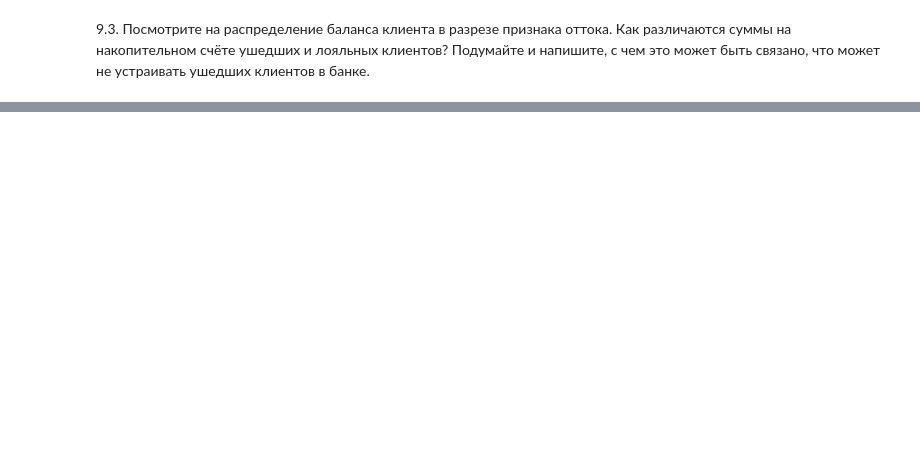
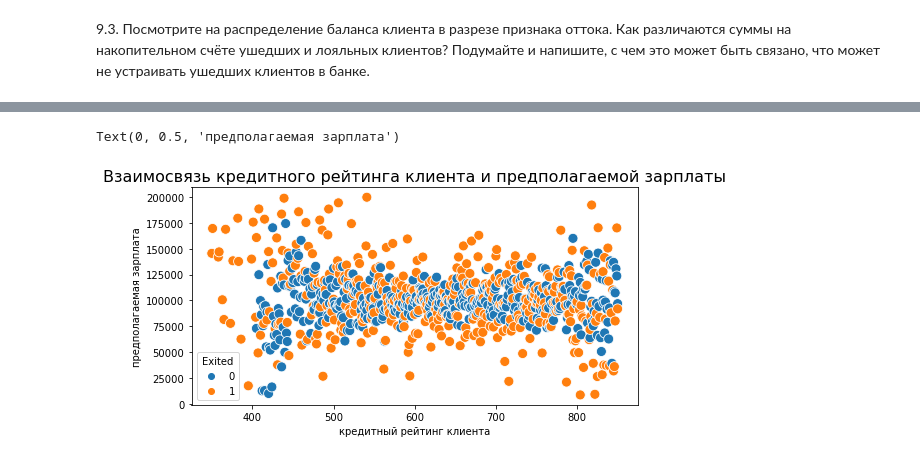
Before and after one commit to VitaLiNaLi/HW_Visual, a Jupyter notebook: HW_Visual.ipynb, the cells around one changed output, grey strips where cells are left out. Saved outputs shown, nothing was run; the diff lists cells and outputs as text; code cells hidden in the pictures; blank space fills up the shorter version.

```diff
--- a/HW_Visual.ipynb
+++ b/HW_Visual.ipynb
@@ -147,0 +185,7 @@ KeyError: 'Columns not found: False, True'
+# %%
+mean_data = churn_data.groupby(
+    by=['CreditScore','Exited'],
+    as_index=False
+)[['EstimatedSalary', 'Balance']].mean()
+mean_data['ESB']=mean_data['Balance']+mean_data['EstimatedSalary']
+mean_data.head()
@@ -147,0 +199,19 @@ KeyError: 'Columns not found: False, True'
+# %%
+
+
+fig = plt.figure(figsize=(8, 4))
+
+scatterplot = sns.scatterplot(
+    data=mean_data,
+    x='CreditScore',
+    y='EstimatedSalary',
+    hue='Exited',
+    s=100,
+
+)
+scatterplot.set_title('Взаимосвязь кредитного рейтинга клиента и предполагаемой зарплаты', fontsize=16)
+scatterplot.set_xlabel('кредитный рейтинг клиента')
+scatterplot.set_ylabel('предполагаемая зарплата')
+# %% [output]
+Text(0, 0.5, 'предполагаемая зарплата')
+[figure, added]
```
Also changed, not shown: parts of 37 cells of this notebook.
